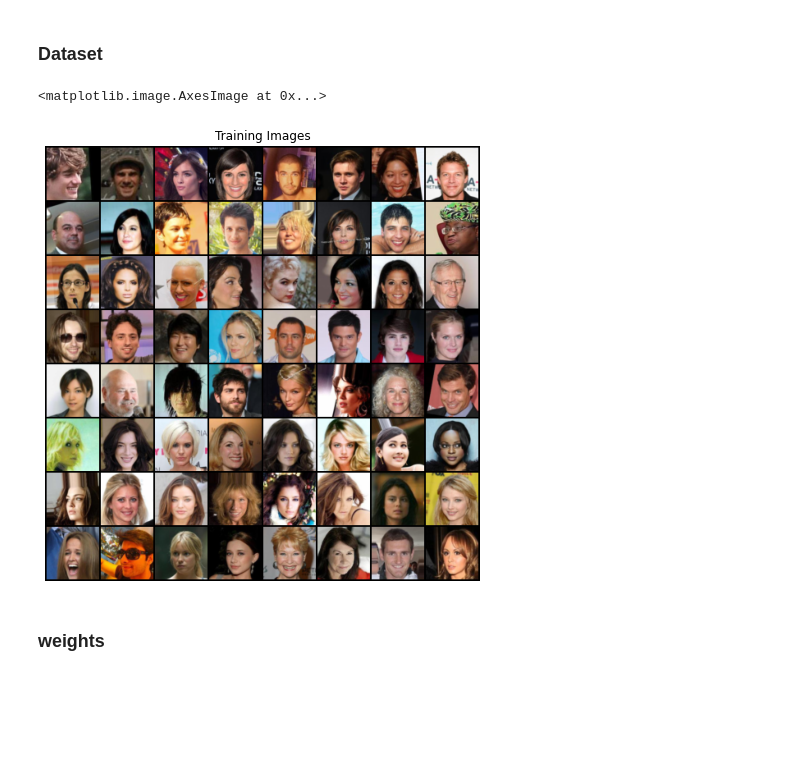
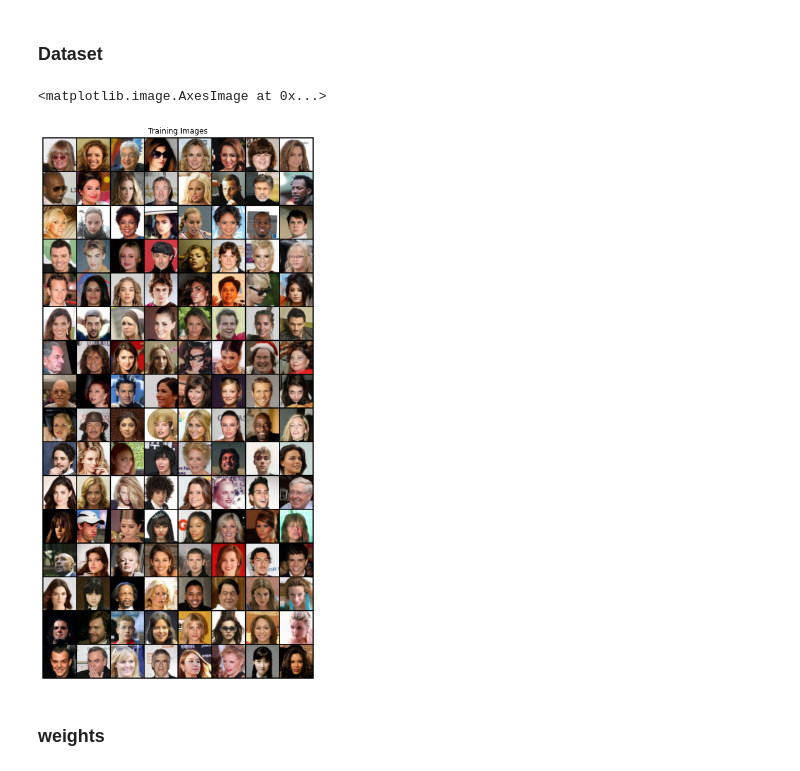
Before and after one commit to ShiboXing/Machine-Learning-Projects, a Jupyter notebook: Deep_Learning/GAN/DCGAN.ipynb, the cells around one changed output. Cells and saved outputs as stored; diff of their text form; code cells hidden in the pictures; blank space fills up the shorter version.

```diff
--- a/Deep_Learning/GAN/DCGAN.ipynb
+++ b/Deep_Learning/GAN/DCGAN.ipynb
@@ -49,20 +54,22 @@ ngpu = 1
 # %%
 dataset = dset.ImageFolder(root=dataroot, transform=transforms.Compose([
     transforms.Resize(image_size), transforms.CenterCrop(image_size),
     transforms.ToTensor(), transforms.Normalize((0.5, 0.5, 0.5), (0.5, 0.5, 0.5)),
 ]))
-dataloader = torch.utils.data.DataLoader(dataset, batch_size=batch_size, shuffle=True, num_workers=workers)
+dataloader = torch.utils.data.DataLoader(dataset, batch_size=batch_size, shuffle=True,\
+    num_workers=workers)
 device = torch.device('cuda:0' if (torch.cuda.is_available() and ngpu > 0) else 'cpu')
 
 # Plot some training images
 real_batch = next(iter(dataloader))
-plt.figure(figsize=(8, 8))
+plt.figure(figsize=(16, 16))
 plt.axis('off')
 plt.title('Training Images')
-plt.imshow(np.transpose(vutils.make_grid(real_batch[0].to(device)[:64], padding=2, normalize=True).cpu(), (1, 2, 0)))
+plt.imshow(np.transpose(vutils.make_grid(real_batch[0].to(device)[:batch_size], padding=2,\
+    normalize=True).cpu(), (1, 2, 0)))
 # %% [output]
 <matplotlib.image.AxesImage at 0x...>
-[figure, old version]
+[figure, new version]
 # %% [markdown]
 ### weights
 # %%
```
Also changed, not shown: parts of 9 cells of this notebook, 6 other files.
